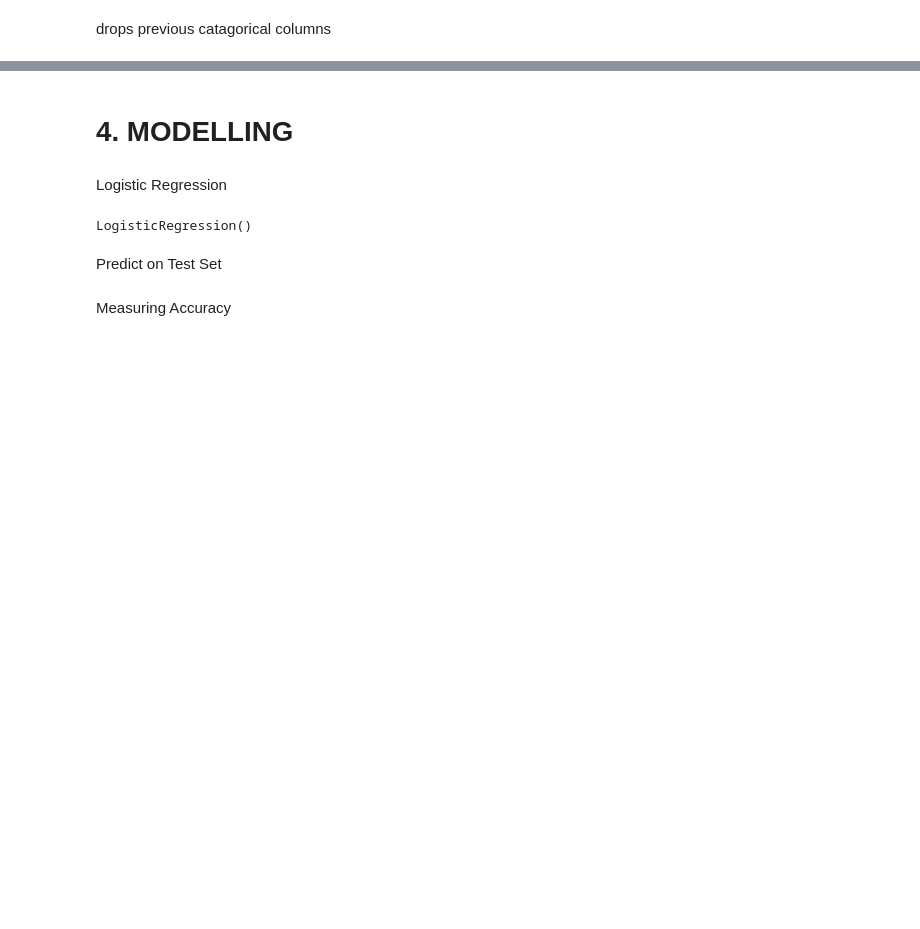
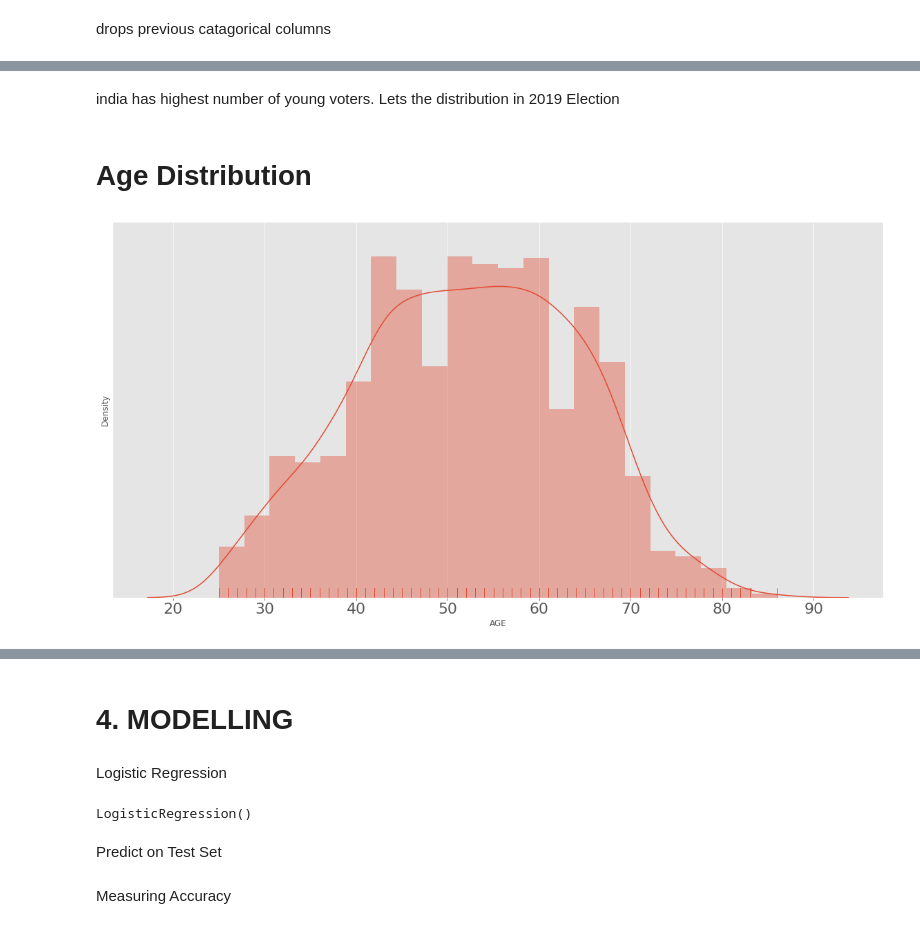
Before and after one commit to arunkspty/ICTACADEMY, a Jupyter notebook: Group8.ipynb, the cells around one changed output, grey strips where cells are left out. Cells and saved outputs as stored; diff of their text form; code cells hidden in the pictures; blank space fills up the shorter version.

```diff
--- a/Group8.ipynb
+++ b/Group8.ipynb
@@ -430,0 +466,17 @@ X_train.shape
+# %% [markdown]
+india has highest number of young voters. Lets the distribution in 2019 Election
+# %% [markdown]
+# Age Distribution
+# %%
+import warnings
+warnings.filterwarnings("ignore")
+
+plt.figure(figsize=(20,10))
+plt.style.use('ggplot')
+sns.distplot(data['AGE'],rug=True)
+
+plt.yticks([])
+plt.xticks(fontsize=22)
+plt.show()
+# %% [output]
+[figure, added]
```
Also changed, not shown: parts of 50 cells of this notebook.
